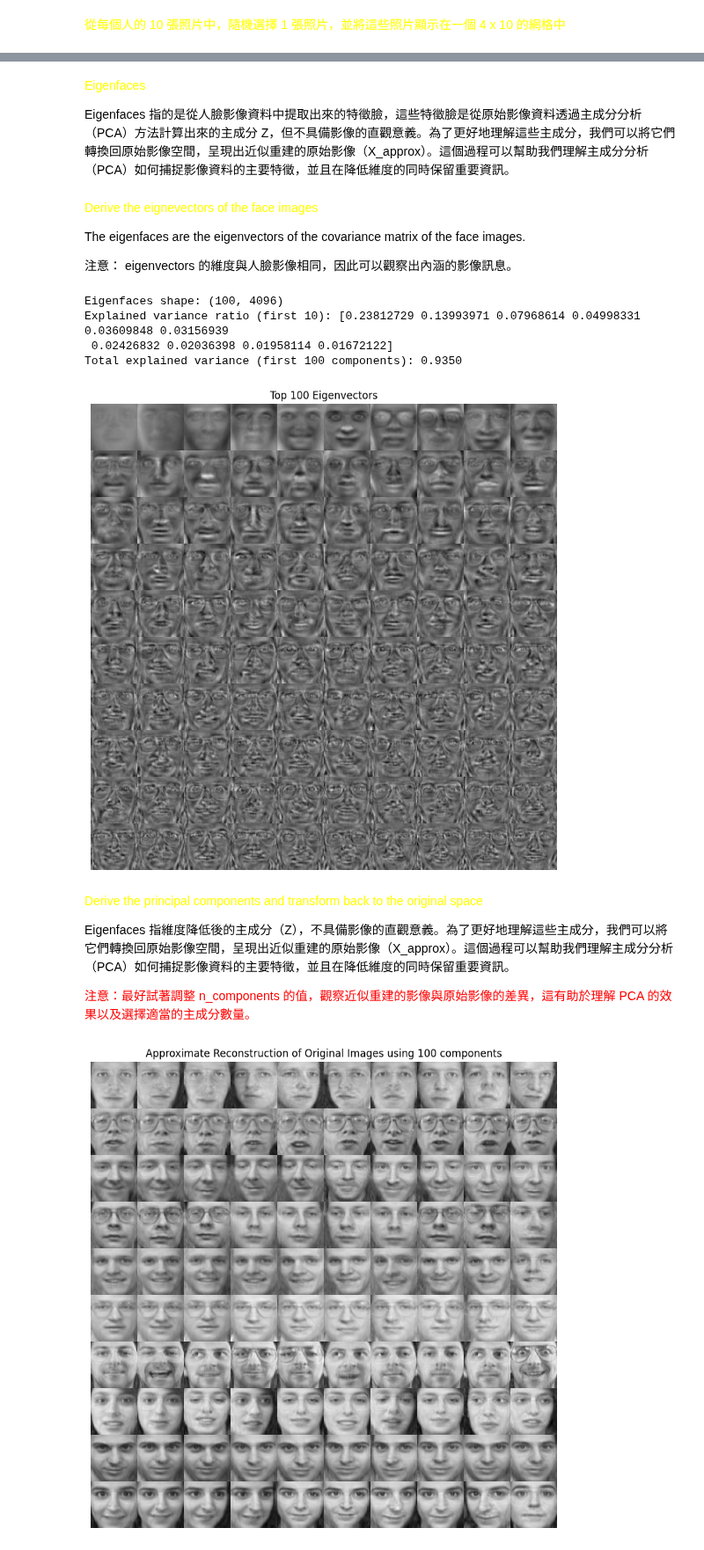
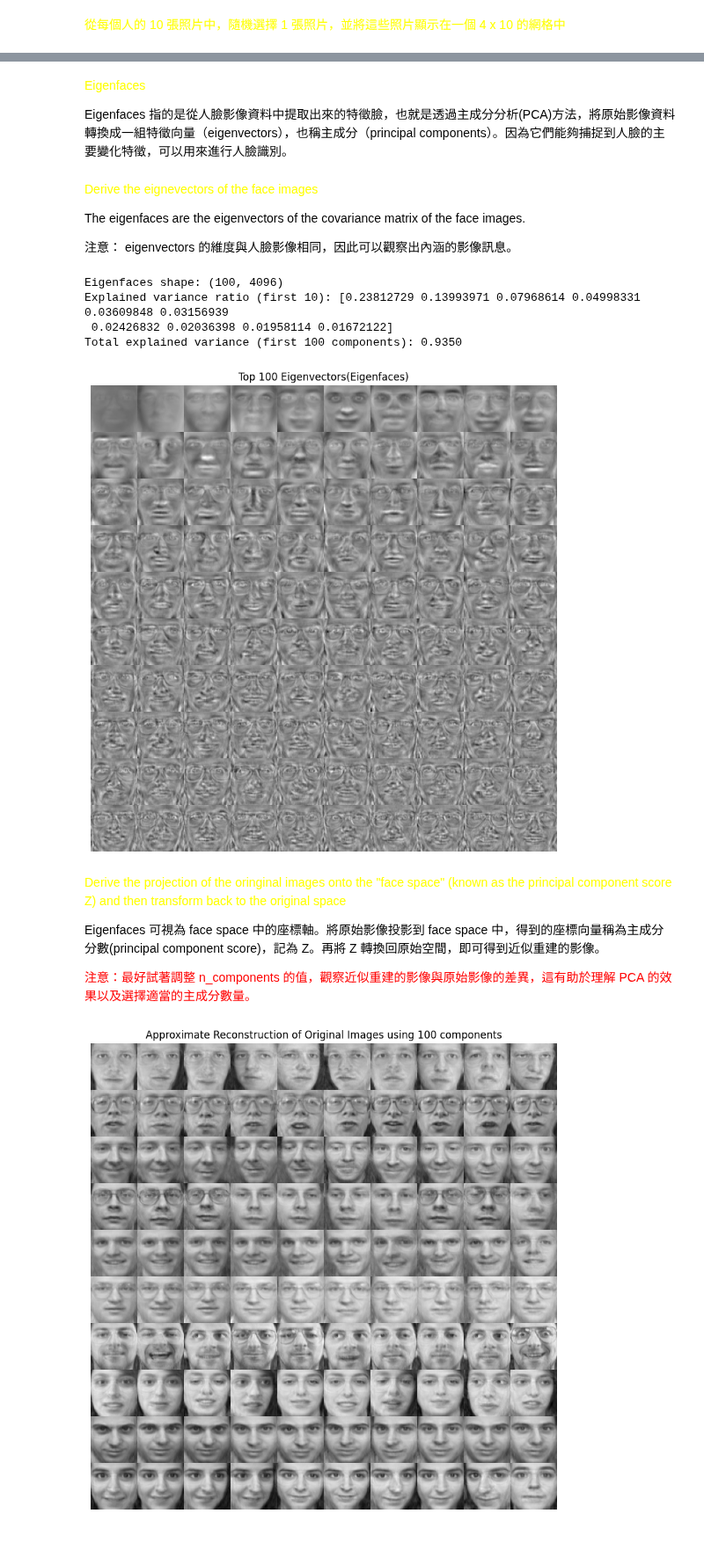
Before and after one commit to ntpuccw/ML_inCLassCoding, a Jupyter notebook: gar0921.ipynb, the cells around one changed output, grey strips where cells are left out. Shown at 88% size. Cells and saved outputs as stored; diff of their text form; code cells hidden in the pictures.

```diff
--- a/gar0921.ipynb
+++ b/gar0921.ipynb
@@ -116,7 +116,7 @@ plt.show()
 # %% [markdown]
 <font color=yellow>Eigenfaces</font>
 
-Eigenfaces 指的是從人臉影像資料中提取出來的特徵臉，這些特徵臉是從原始影像資料透過主成分分析（PCA）方法計算出來的主成分 Z，但不具備影像的直觀意義。為了更好地理解這些主成分，我們可以將它們轉換回原始影像空間，呈現出近似重建的原始影像（X_approx）。這個過程可以幫助我們理解主成分分析（PCA）如何捕捉影像資料的主要特徵，並且在降低維度的同時保留重要資訊。
+Eigenfaces 指的是從人臉影像資料中提取出來的特徵臉，也就是透過主成分分析(PCA)方法，將原始影像資料轉換成一組特徵向量（eigenvectors），也稱主成分（principal components）。因為它們能夠捕捉到人臉的主要變化特徵，可以用來進行人臉識別。
 # %% [markdown]
 <font color=yellow>Derive the eignevectors of the face images</font>
 
@@ -126,38 +126,38 @@ The eigenfaces are the eigenvectors of the covariance matrix of the face images.
 # %%
 # derive and display the eigenvectors of the image data using PCA
 from sklearn.decomposition import PCA
 
 n_components = 100  # number of eigenfaces to compute
 
 pca = PCA(n_components=n_components, whiten=True, random_state=42)
 pca.fit(X)
 
 eigen_vec = pca.components_  # shape: (n_components, img_h*img_w)
 
 print(f"Eigenfaces shape: {eigen_vec.shape}")
 print(f"Explained variance ratio (first 10): {pca.explained_variance_ratio_[:10]}")
 print(f"Total explained variance (first {n_components} components): {pca.explained_variance_ratio_.sum():.4f}")
 
 # Display the top eigenfaces using the montage function
 n_display = n_components  # display first 25 eigenfaces (5x5 grid)
 m, n = 10, 10
 montage_eigen_vec = build_montage(eigen_vec, img_h, img_w, m, n)
 
 plt.figure(figsize=(10, 10))
 plt.imshow(montage_eigen_vec, cmap='gray')
 plt.axis('off')
-plt.title(f"Top {n_display} Eigenvectors")
+plt.title(f"Top {n_display} Eigenvectors(Eigenfaces)")
 plt.show()
 # %% [output]
 Eigenfaces shape: (100, 4096)
 Explained variance ratio (first 10): [0.23812729 0.13993971 0.07968614 0.04998331 0.03609848 0.03156939
  0.02426832 0.02036398 0.01958114 0.01672122]
 Total explained variance (first 100 components): 0.9350
-[figure, old version]
+[figure, new version]
 # %% [markdown]
-<font color=yellow>Derive the principal components and transform back to the original space</font>
+<font color=yellow>Derive the projection of the oringinal images onto the "face space" (known as the principal component score Z) and then transform back to the original space</font>
 
-Eigenfaces 指維度降低後的主成分（Z），不具備影像的直觀意義。為了更好地理解這些主成分，我們可以將它們轉換回原始影像空間，呈現出近似重建的原始影像（X_approx）。這個過程可以幫助我們理解主成分分析（PCA）如何捕捉影像資料的主要特徵，並且在降低維度的同時保留重要資訊。
+Eigenfaces 可視為 face space 中的座標軸。將原始影像投影到 face space 中，得到的座標向量稱為主成分分數(principal component score)，記為 Z。再將 Z 轉換回原始空間，即可得到近似重建的影像。
 
 <font color=red>注意：最好試著調整 n_components 的值，觀察近似重建的影像與原始影像的差異，這有助於理解 PCA 的效果以及選擇適當的主成分數量。</font>
 # %%
```
Also changed, not shown: parts of 2 cells of this notebook, 1 other file.
